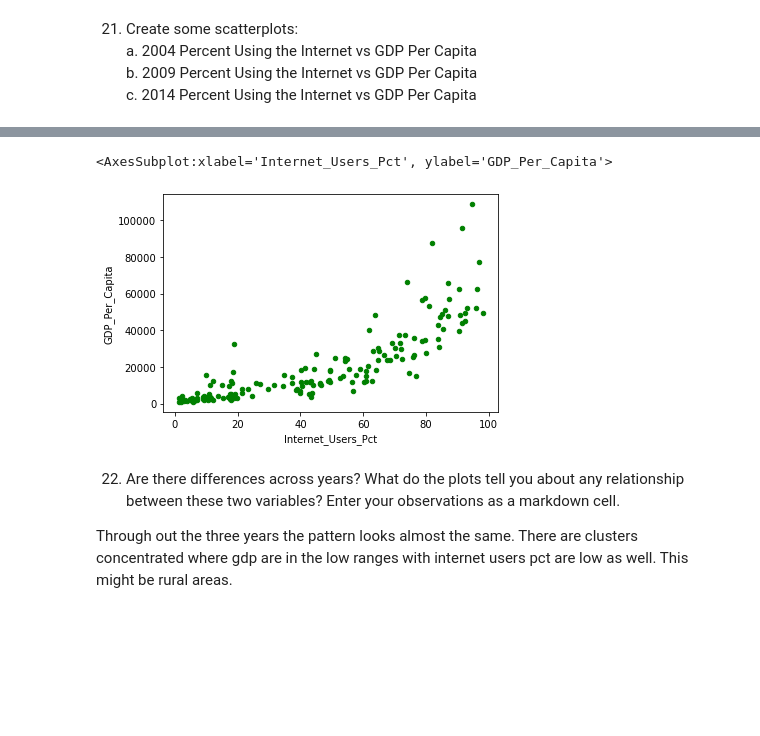
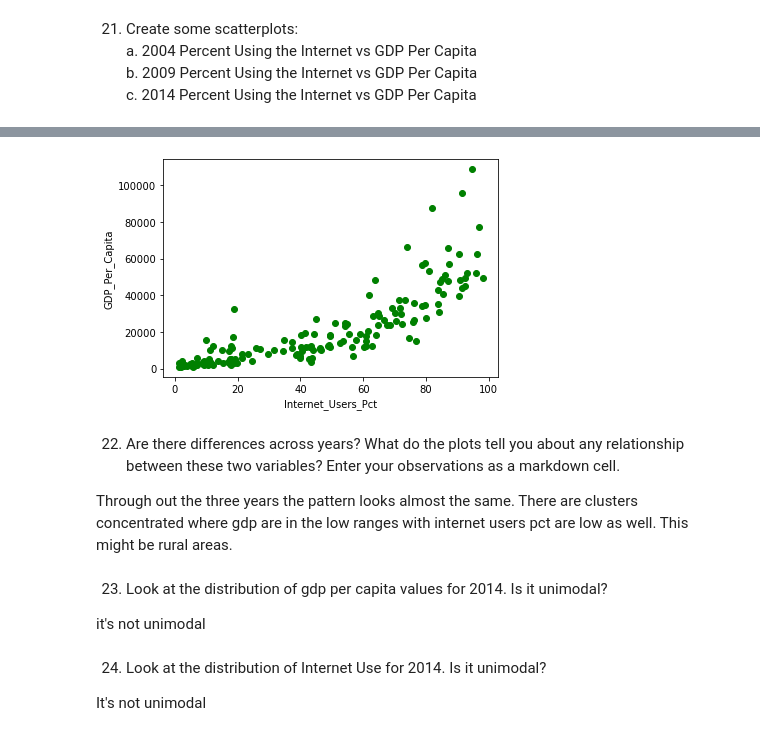
Before and after one commit to NSS-Full-Time-Data-Analytics-7/gdp-and-internet-usage-dchan22, a Jupyter notebook: notebook/UN Data Project.ipynb, the cells around one changed output, grey strips where cells are left out. Cells and saved outputs as stored; diff of their text form; code cells hidden in the pictures; blank space fills up the shorter version.

```diff
--- a/notebook/UN Data Project.ipynb
+++ b/notebook/UN Data Project.ipynb
@@ -285,7 +285,8 @@ chosen_years.head(10)
 | 83 | Angola | 2014 | 8239.828837 | 21.260000 |
 # %%
 # Reset after subset
-chosen_years.reset_index(drop = True)
+chosen_years = chosen_years.reset_index(drop = True)
+chosen_years
 # %% [output]
 |  | Country | Year | GDP_Per_Capita | Internet_Users_Pct |
 | 0 | Afghanistan | 2014 | 2102.385234 | 6.390000 |
@@ -402,7 +405,8 @@ type(data_2014)
 pandas.core.frame.DataFrame
 # %%
 # Reset after making new df
-data_2014.reset_index(drop = True)
+data_2014 = data_2014.reset_index(drop = True)
+data_2014
 # %% [output]
 |  | Country | Year | GDP_Per_Capita | Internet_Users_Pct |
 | 0 | Afghanistan | 2014 | 2102.385234 | 6.39 |
@@ -590,10 +592,19 @@ data_2009.plot.scatter('Internet_Users_Pct','GDP_Per_Capita', color ='r')
 [figure]
 # %%
-data_2014.plot.scatter('Internet_Users_Pct','GDP_Per_Capita', color = 'g')
+plt.scatter(data = data_2014, x = 'Internet_Users_Pct', y = 'GDP_Per_Capita', color = 'g')
+plt.xlabel('Internet_Users_Pct')
+plt.ylabel('GDP_Per_Capita');
 # %% [output]
-<AxesSubplot:xlabel='Internet_Users_Pct', ylabel='GDP_Per_Capita'>
-[figure, old version]
+[figure, new version]
 # %% [markdown]
 22.	Are there differences across years? What do the plots tell you about any relationship between these two variables? Enter your observations as a markdown cell.
 
 Through out the three years the pattern looks almost the same. There are clusters concentrated where gdp are in the low ranges with internet users pct are low as well. This might be rural areas.
+# %% [markdown]
+23.	Look at the distribution of gdp per capita values for 2014. Is it unimodal?
+
+it's not unimodal
+# %% [markdown]
+24.	Look at the distribution of Internet Use for 2014. Is it unimodal?
+
+It's not unimodal
```
Also changed, not shown: parts of 37 cells of this notebook.
